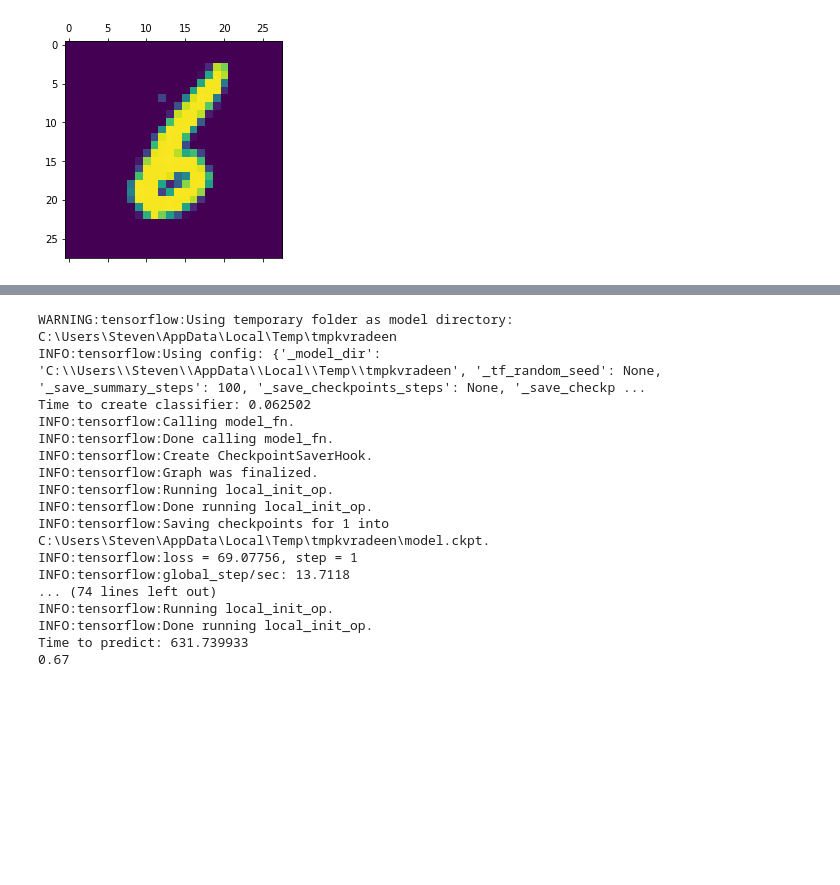
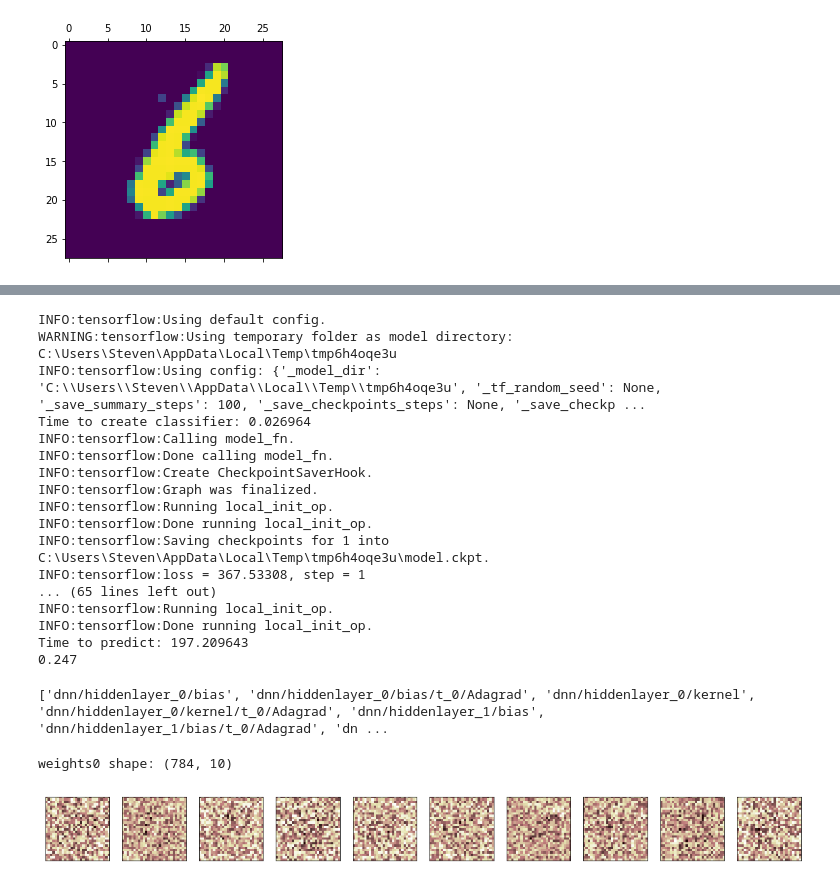
Before and after one commit to StevenDalderop/Digit_recognizer, a Jupyter notebook: Digit recognizer.ipynb, the cells around one changed output, grey strips where cells are left out. Saved outputs shown, nothing was run; the diff lists cells and outputs as text; code cells hidden in the pictures; blank space fills up the shorter version.

```diff
--- a/Digit recognizer.ipynb
+++ b/Digit recognizer.ipynb
@@ -53,2 +41,0 @@ clf=tf.estimator.Estimator(model_fn=my_model)
-# %%
-clf.train(input_fn=create_training_input_fn(features,labels,batch_size,epochs))
@@ -84,15 +69,15 @@ def create_predict_input_fn(features2,labels2,batch_size):
         return feature_batch,label_batch
     return _input_fn
 # %%
-def train_linear_classifier(train_f,train_l,pred_f,pred_l,batch_size,steps,learning_rate,periods):
+def train_nn(train_f,train_l,pred_f,pred_l,batch_size,steps,learning_rate,periods):
     training_input_fn=create_training_input_fn(train_f,train_l,batch_size=batch_size)
     predict_input_fn=create_predict_input_fn(evl2_f,evl2_l,batch_size=1)
     a=time()
     optimizer=tf.train.AdagradOptimizer(learning_rate=learning_rate)
-    classifier=tf.estimator.LinearClassifier(feature_columns=construct_feature_columns(),
-                                         n_classes=10,
-                                         optimizer=optimizer,
-                                         config=tf.estimator.RunConfig(keep_checkpoint_max=1))
+    classifier=tf.estimator.DNNClassifier(hidden_units=[10,10],
+                                          feature_columns=construct_feature_columns(),
+                                          n_classes=10,
+                                          optimizer=optimizer)
     steps_per=steps/periods
     print("Time to create classifier: %f" % (time()-a))
     for i in range(periods):
@@ -106,29 +91,50 @@ def train_linear_classifier(train_f,train_l,pred_f,pred_l,batch_size,steps,learn
 
     return classifier
 # %%
-classifier=train_linear_classifier(train_f=evl_f,
-                                   train_l=evl_l,
-                                   pred_f=evl2_f,
-                                   pred_l=evl2_l,
-                                   batch_size=30,
-                                   steps=500,
-                                   learning_rate=0.01,
-                                   periods=4)
+classifier=train_nn(train_f=evl_f,
+                    train_l=evl_l,
+                    pred_f=evl2_f,
+                    pred_l=evl2_l,
+                    batch_size=10,
+                    steps=1000,
+                    learning_rate=0.01,
+                    periods=3)
 # %% [output]
-WARNING:tensorflow:Using temporary folder as model directory: C:\Users\Steven\AppData\Local\Temp\tmpkvradeen
-INFO:tensorflow:Using config: {'_model_dir': 'C:\\Users\\Steven\\AppData\\Local\\Temp\\tmpkvradeen', '_tf_random_seed': None, '_save_summary_steps': 100, '_save_checkpoints_steps': None, '_save_checkp ...
-Time to create classifier: 0.062502
+INFO:tensorflow:Using default config.
+WARNING:tensorflow:Using temporary folder as model directory: C:\Users\Steven\AppData\Local\Temp\tmp6h4oqe3u
+INFO:tensorflow:Using config: {'_model_dir': 'C:\\Users\\Steven\\AppData\\Local\\Temp\\tmp6h4oqe3u', '_tf_random_seed': None, '_save_summary_steps': 100, '_save_checkpoints_steps': None, '_save_checkp ...
+Time to create classifier: 0.026964
 INFO:tensorflow:Calling model_fn.
 INFO:tensorflow:Done calling model_fn.
 INFO:tensorflow:Create CheckpointSaverHook.
 INFO:tensorflow:Graph was finalized.
 INFO:tensorflow:Running local_init_op.
 INFO:tensorflow:Done running local_init_op.
-INFO:tensorflow:Saving checkpoints for 1 into C:\Users\Steven\AppData\Local\Temp\tmpkvradeen\model.ckpt.
-INFO:tensorflow:loss = 69.07756, step = 1
-INFO:tensorflow:global_step/sec: 13.7118
-... (74 lines left out)
+INFO:tensorflow:Saving checkpoints for 1 into C:\Users\Steven\AppData\Local\Temp\tmp6h4oqe3u\model.ckpt.
+INFO:tensorflow:loss = 367.53308, step = 1
+... (65 lines left out)
 INFO:tensorflow:Running local_init_op.
 INFO:tensorflow:Done running local_init_op.
-Time to predict: 631.739933
-0.67
+Time to predict: 197.209643
+0.247
+# %%
+print(classifier.get_variable_names())
+# %% [output]
+['dnn/hiddenlayer_0/bias', 'dnn/hiddenlayer_0/bias/t_0/Adagrad', 'dnn/hiddenlayer_0/kernel', 'dnn/hiddenlayer_0/kernel/t_0/Adagrad', 'dnn/hiddenlayer_1/bias', 'dnn/hiddenlayer_1/bias/t_0/Adagrad', 'dn ...
+# %%
+weights0 = classifier.get_variable_value("dnn/hiddenlayer_0/kernel")
+
+print("weights0 shape:", weights0.shape)
+
+num_nodes = weights0.shape[1]
+num_rows = int(math.ceil(num_nodes / 10.0))
+fig, axes = plt.subplots(num_rows, 10, figsize=(20, 2 * num_rows))
+for coef, ax in zip(weights0.T, axes.ravel()):
+    # Weights in coef is reshaped from 1x784 to 28x28.
+    ax.matshow(coef.reshape(28, 28), cmap=plt.cm.pink)
+    ax.set_xticks(())
+    ax.set_yticks(())
+plt.show()
+# %% [output]
+weights0 shape: (784, 10)
+[figure, added]
```
Also changed, not shown: parts of 9 cells of this notebook.
